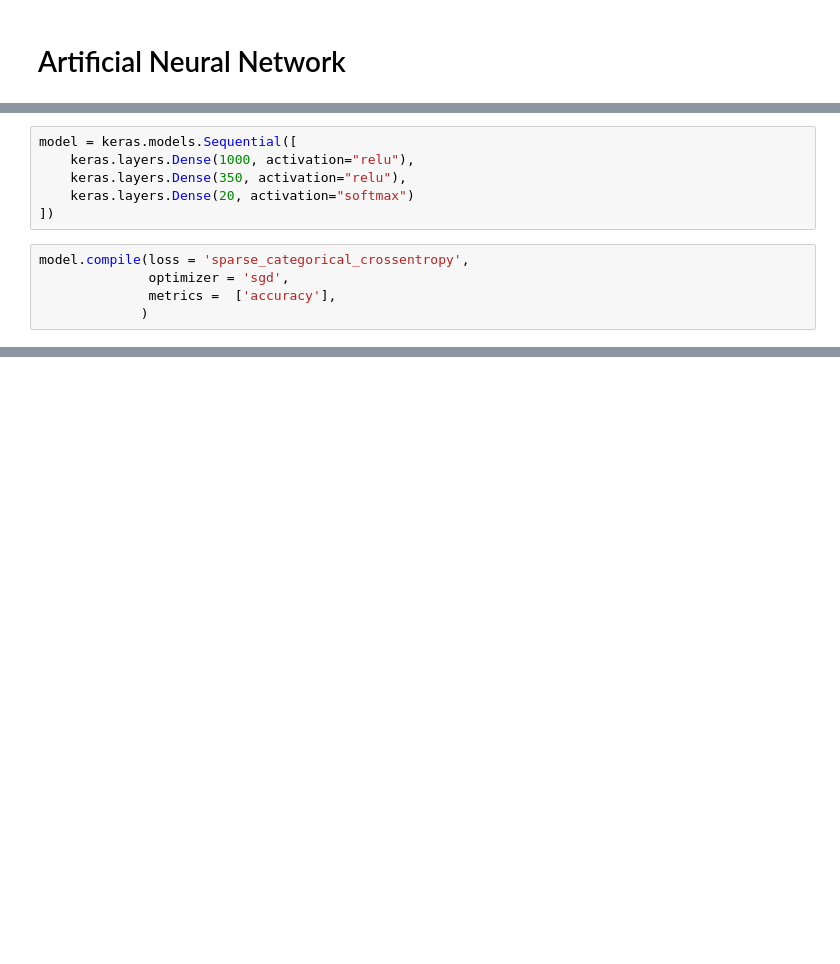
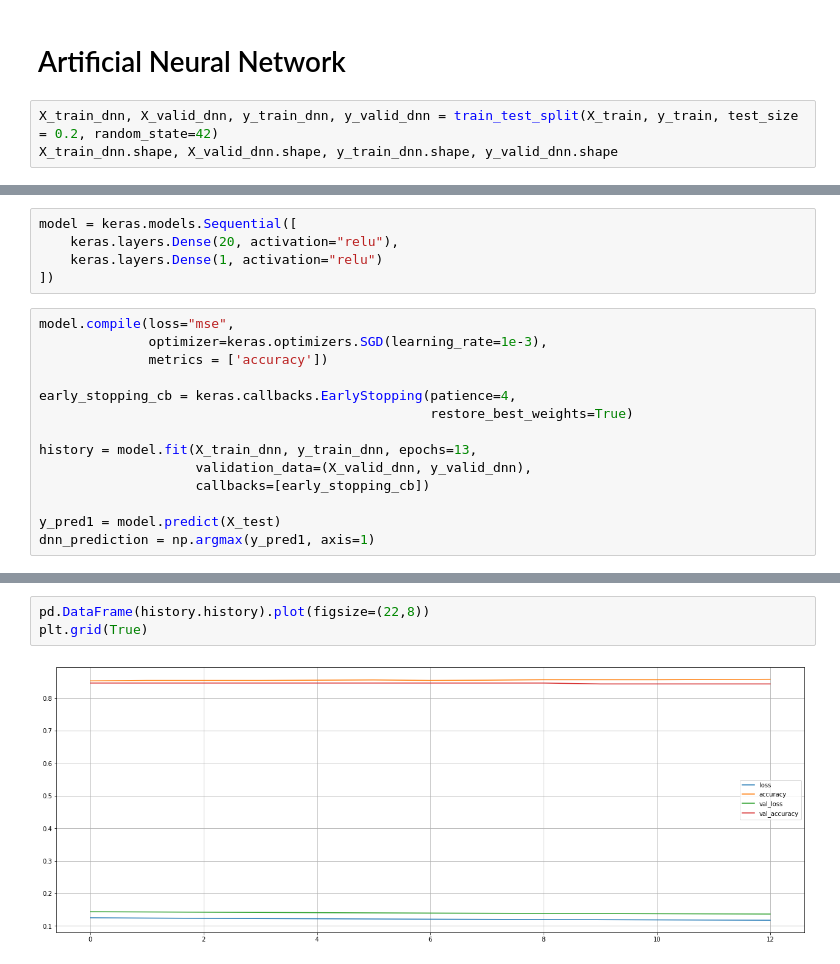
Before and after one commit to remarcoble/ML-marketing-campaign, a Jupyter notebook: main.ipynb, the cells around one changed output, grey strips where cells are left out. Saved outputs shown, nothing was run; the diff lists cells and outputs as text; blank space fills up the shorter version.

```diff
--- a/main.ipynb
+++ b/main.ipynb
@@ -493,3 +529,6 @@ Per il contesto nel quale ci troviamo probabilmente preferiremmo avere una f1 al
 Dato che il **Perceptron** è quello con la recall più alta ma ha gli altri valori abbastanza bassi sceglieremo il **Gradient Boosting** dato che è il secondo modello con la recall più alta e tutti gli altri valori alti.
 # %% [markdown]
 # Artificial Neural Network
+# %%
+X_train_dnn, X_valid_dnn, y_train_dnn, y_valid_dnn = train_test_split(X_train, y_train, test_size = 0.2, random_state=42)
+X_train_dnn.shape, X_valid_dnn.shape, y_train_dnn.shape, y_valid_dnn.shape
@@ -496,11 +537,19 @@ Dato che il **Perceptron** è quello con la recall più alta ma ha gli altri val
 # %%
 model = keras.models.Sequential([
-    keras.layers.Dense(1000, activation="relu"),
-    keras.layers.Dense(350, activation="relu"),
-    keras.layers.Dense(20, activation="softmax")
+    keras.layers.Dense(20, activation="relu"),
+    keras.layers.Dense(1, activation="relu")
 ])
 # %%
-model.compile(loss = 'sparse_categorical_crossentropy',
-              optimizer = 'sgd',
-              metrics =  ['accuracy'],
-             )
+model.compile(loss="mse",
+              optimizer=keras.optimizers.SGD(learning_rate=1e-3),
+              metrics = ['accuracy'])
+
+early_stopping_cb = keras.callbacks.EarlyStopping(patience=4,
+                                                  restore_best_weights=True)
+
+history = model.fit(X_train_dnn, y_train_dnn, epochs=13,
+                    validation_data=(X_valid_dnn, y_valid_dnn),
+                    callbacks=[early_stopping_cb])
+
+y_pred1 = model.predict(X_test)
+dnn_prediction = np.argmax(y_pred1, axis=1)
@@ -506,0 +590,5 @@ model.compile(loss = 'sparse_categorical_crossentropy',
+# %%
+pd.DataFrame(history.history).plot(figsize=(22,8))
+plt.grid(True)
+# %% [output]
+[figure, added]
```
Also changed, not shown: parts of 20 cells of this notebook.
